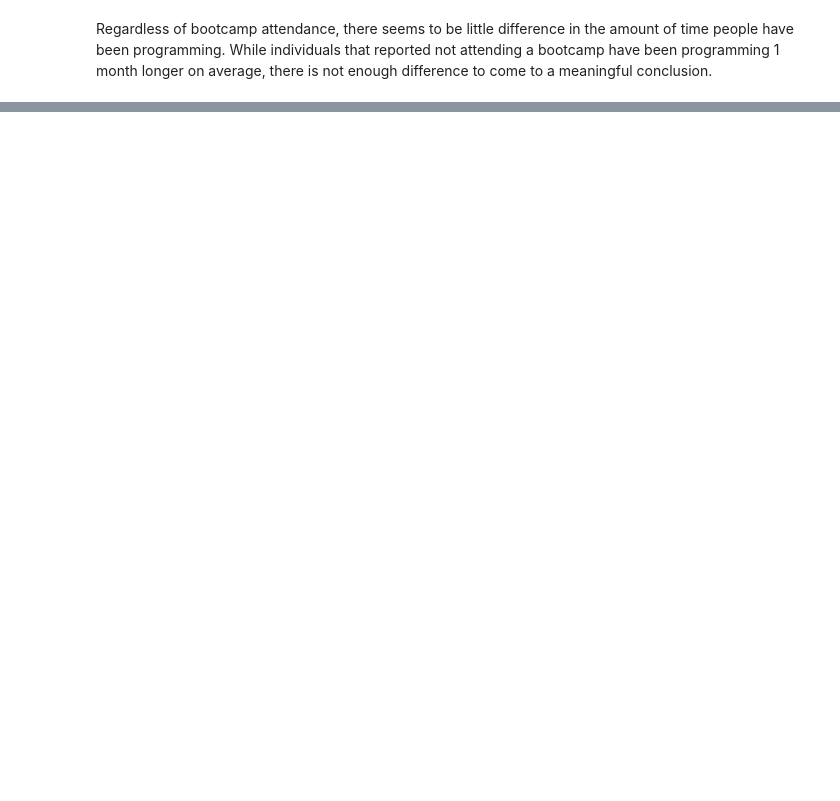
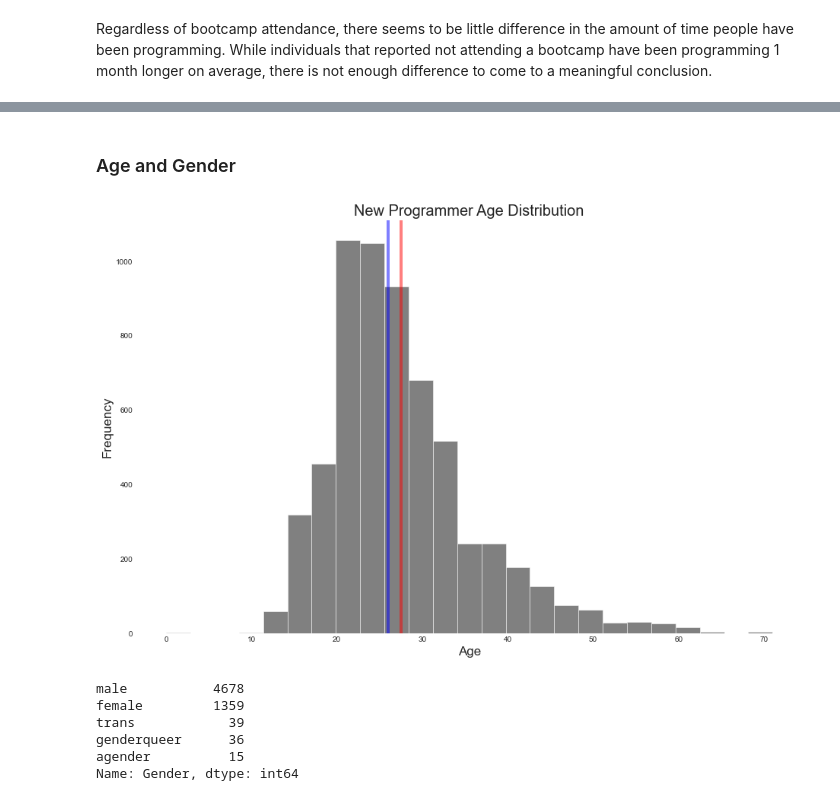
Before and after one commit to paul-trood/Portfolio-Best_Markets_for_Advertising, a Jupyter notebook: coding_survey.ipynb, the cells around one changed output, grey strips where cells are left out. Cells and saved outputs as stored; diff of their text form; code cells hidden in the pictures; blank space fills up the shorter version.

```diff
--- a/coding_survey.ipynb
+++ b/coding_survey.ipynb
@@ -574,0 +647,23 @@ Selecting rows that include individuals spending over 10,000 USD per month shows
+# %% [markdown]
+### Age and Gender
+# %%
+fig, ax = plt.subplots(figsize = (14, 10))
+spending["Age"].plot.hist(bins = 25, color = "grey")
+plt.axvline(spending["Age"].mean(), color = "red", alpha = 0.5)
+plt.axvline(spending["Age"].median(), color = "blue", alpha = 0.5)
+plt.gca().spines[["right", "left", "top", "bottom"]].set_visible(False)
+plt.xlabel("Age", size = 17)
+plt.ylabel("Frequency", size = 17)
+plt.title("New Programmer Age Distribution", size = 20)
+plt.show()
+# %% [output]
+[figure, added]
+# %%
+spending.Gender.value_counts()
+# %% [output]
+male           4678
+female         1359
+trans            39
+genderqueer      36
+agender          15
+Name: Gender, dtype: int64
```
Also changed, not shown: parts of 27 cells of this notebook.
